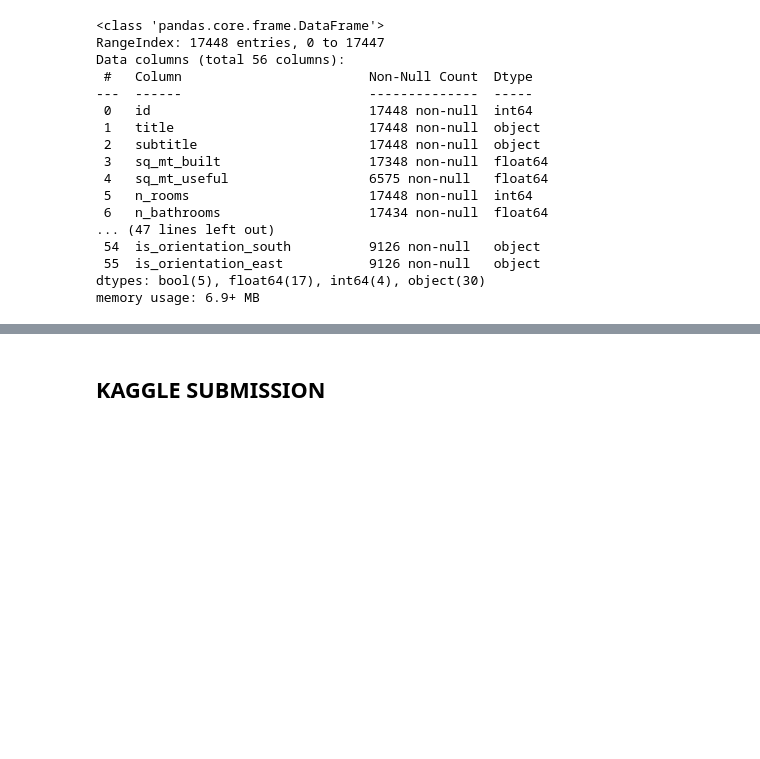
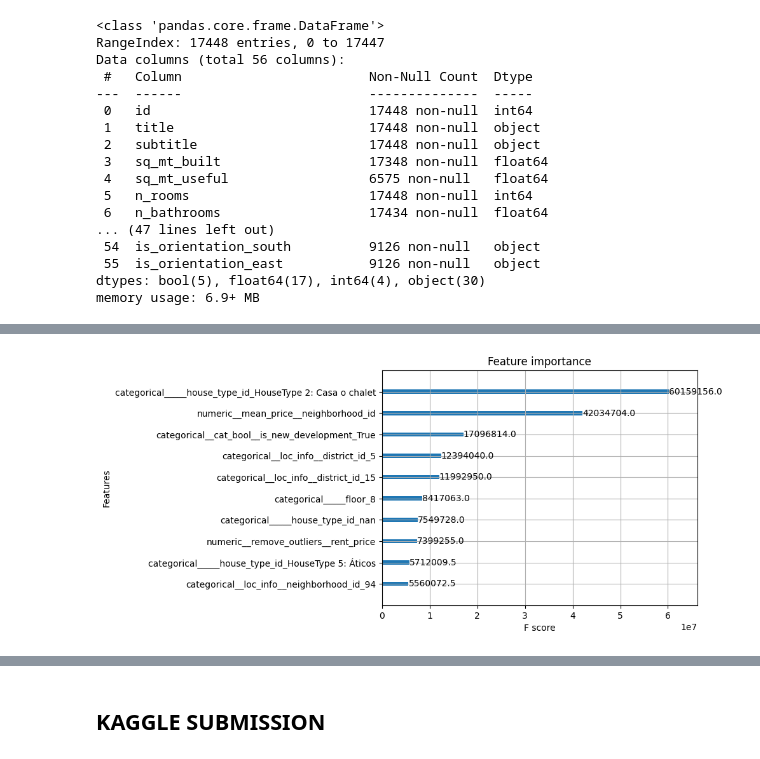
Before and after one commit to ericmg97/madrid_houses_analysis, a Jupyter notebook: notebooks/02_Modeling.ipynb, the cells around one changed output, grey strips where cells are left out. Drawn from its saved outputs; the diff is of its cells as text; code cells hidden in the pictures; blank space fills up the shorter version.

```diff
--- a/notebooks/02_Modeling.ipynb
+++ b/notebooks/02_Modeling.ipynb
@@ -246,3 +265,7 @@ XGBRegressor(base_score=None, booster='gbtree', callbacks=None,
+# %%
+xgb.plot_importance(model, max_num_features=10, importance_type='gain');
+# %% [output]
+[figure, added]
 # %%
 # Make predictions on the test set
 y_train_pred = model.predict(X_train)
```
Also changed, not shown: parts of 15 cells of this notebook, 9 other files.
